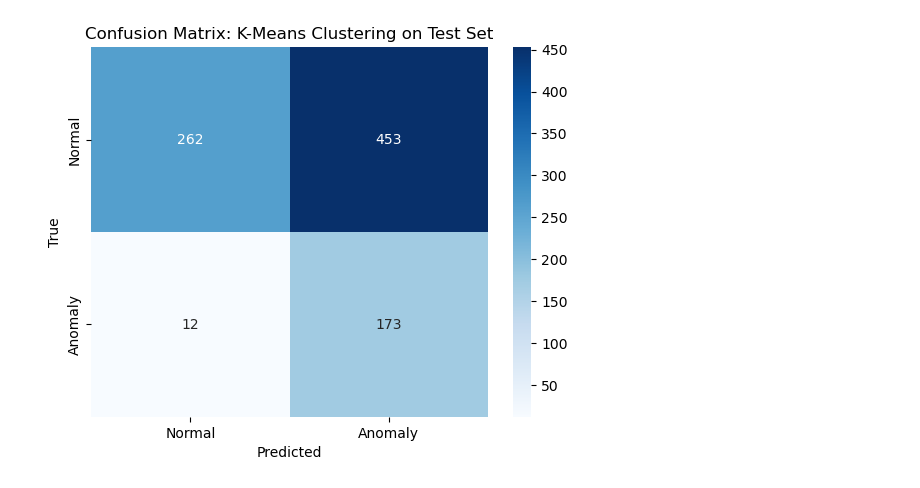
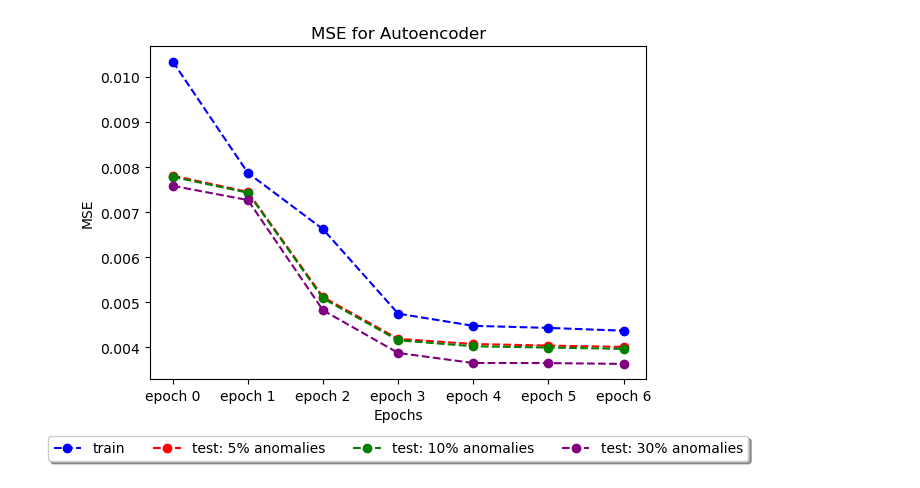
Before and after one commit to FiberedSkies/sheaf-anomalies, a Jupyter notebook: autoencoder.ipynb, the cells around one changed output. Drawn from its saved outputs; the diff is of its cells as text; code cells hidden in the pictures.

Commit message:
trained only on normal data

```diff
--- a/autoencoder.ipynb
+++ b/autoencoder.ipynb
@@ -78,11 +103,11 @@ loss_function = nn.MSELoss()
 
 train_dataloader = DataLoader(x_train_tensor, batch_size=BATCH_SIZE, shuffle=True)
 
-# Initializing lists for average MSE on each epoch
+# Initializing Lists for Average MSE on Each Epoch
 train_losses = []
-test_losses = []
+test_losses = [[], [], []] # [[5% anomalies], [10% anomalies], [30% anomalies]]
 
-# Initializing lists for reconstucted matrix on each epoch
+# Initializing Lists for Reconstucted Matrix on Each Epoch
 reconstructed_train = []
 reconstructed_test = []
 
@@ -103,16 +128,18 @@ for epoch in range(EPOCHS):
     loss_train = torch.tensor(epoch_loss).mean().item()
     train_losses.append(loss_train)
 
-    # Evaluating model on test set
+    # Evaluating Model on Test Set
     model.eval()
     with torch.no_grad():
-        test_output = model(x_test_tensor)
-        reconstruction_error = np.mean(np.power(x_test_scaled - test_output.detach().numpy(), 2), axis=1)
+        for i in range(3):
+            x_test_tensor = test_tensors[i]
+            test_output = model(x_test_tensor)
+            reconstruction_error = np.mean(np.power(x_test_tensor.detach().numpy() - test_output.detach().numpy(), 2), axis=1)
 
-        loss_test = loss_function(test_output, x_test_tensor)
-        test_losses.append(loss_test)
+            loss_test = loss_function(test_output, x_test_tensor).item()
+            test_losses[i].append(loss_test)
 
-    print(f"Epoch {epoch + 1}/{EPOCHS}, Training Loss: {loss_train} Test Loss: {loss_test}")
+    print(f"Epoch {epoch + 1}/{EPOCHS}, Training Loss: {loss_train}")
 # %% [output]
 Autoencoder(
   (encoder): Sequential(
@@ -241,9 +161,27 @@ Confusion Matrix
-# %%
-# Plotting confusion matrix for test set
-sns.heatmap(conf_matrix, annot=True, fmt="d", cmap="Blues", xticklabels=["Normal", "Anomaly"], yticklabels=["Normal", "Anomaly"])
-plt.xlabel("Predicted")
-plt.ylabel("True")
-plt.title("Confusion Matrix: K-Means Clustering on Test Set")
-plt.show()
-# %% [output]
-[figure, removed]
+# %%
+# Plotting Test and Train MSE for Each Anomaly Rate
+
+epochs = [0,1,2,3,4,5,6]
+x_labels = list(map(lambda x: f"epoch {x}", epochs))
+
+fig = plt.figure()
+ax = plt.subplot(111)
+
+ax.plot(epochs, train_losses, '--o', color="blue", label="train")
+ax.plot(epochs, test_losses[0], '--o', color="red", label="test: 5% anomalies")
+ax.plot(epochs, test_losses[1], '--o', color="green", label="test: 10% anomalies")
+ax.plot(epochs, test_losses[2], '--o', color="purple", label="test: 30% anomalies")
+
+box = ax.get_position()
+ax.set_position([box.x0, box.y0 + box.height * 0.1,
+                 box.width, box.height * 0.9])
+ax.legend(loc='upper center', bbox_to_anchor=(0.5, -0.15),
+          fancybox=True, shadow=True, ncol=5)
+
+ax.set_title('MSE for Autoencoder')
+ax.set_xlabel('Epochs')
+ax.set_xticks(epochs, x_labels)
+ax.set_ylabel('MSE')
+plt.show()
+# %% [output]
+[figure, added]
```
Also changed, not shown: parts of 13 cells of this notebook.
